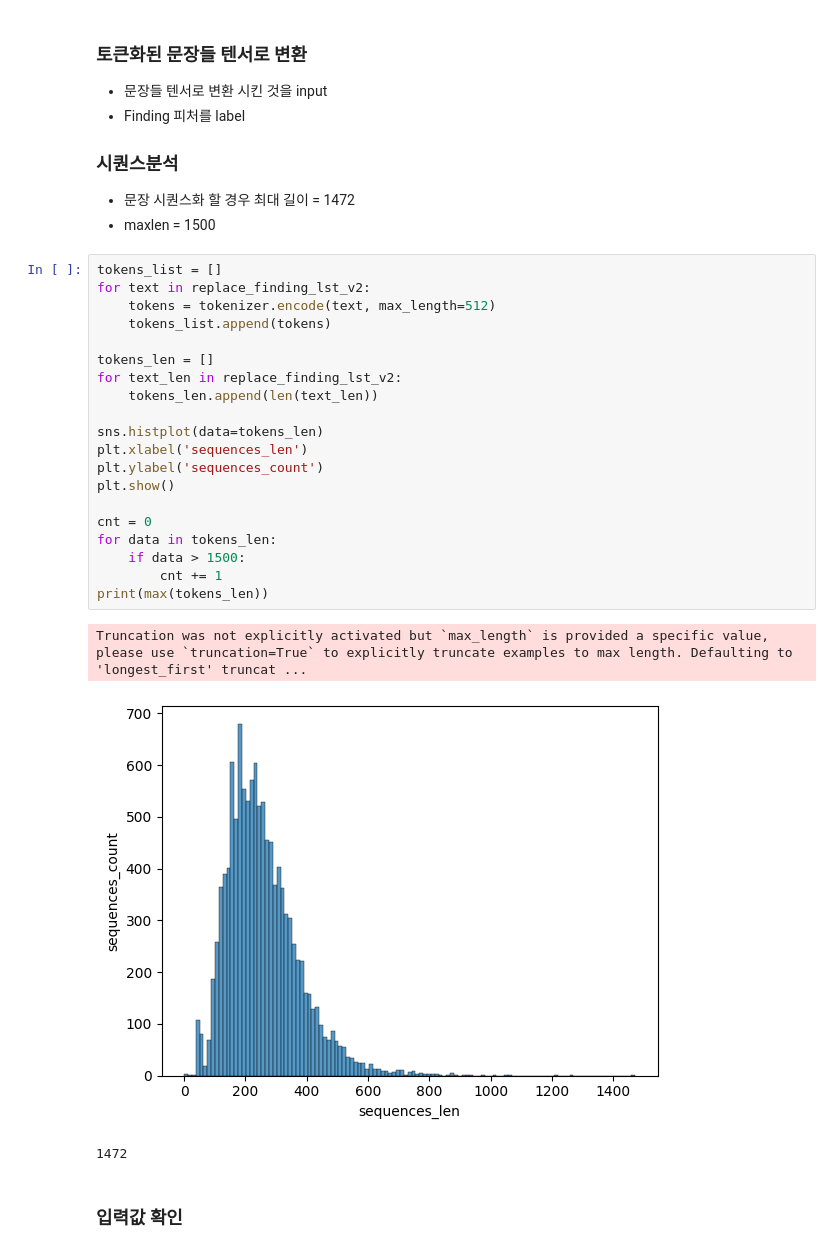
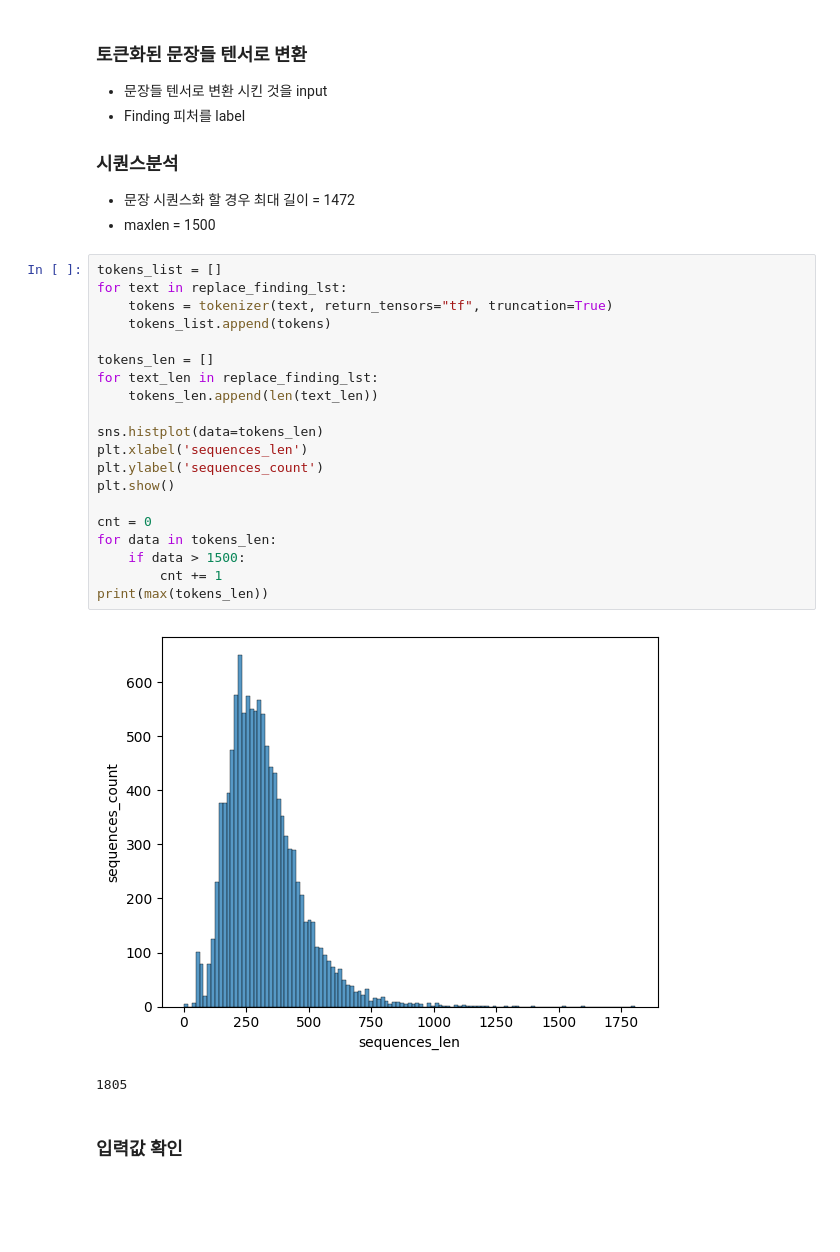
Before and after one commit to kim13175/AI, a Jupyter notebook: capstone/ehr_text_preprocessing.ipynb, the cells around one changed output. Drawn from its saved outputs; the diff is of its cells as text; blank space fills up the shorter version.

```diff
--- a/capstone/ehr_text_preprocessing.ipynb
+++ b/capstone/ehr_text_preprocessing.ipynb
@@ -237,28 +245,27 @@ print(vocab_size)
   - maxlen = 1500
 # %%
 tokens_list = []
-for text in replace_finding_lst_v2:
-    tokens = tokenizer.encode(text, max_length=512)
+for text in replace_finding_lst:
+    tokens = tokenizer(text, return_tensors="tf", truncation=True)
     tokens_list.append(tokens)
 
 tokens_len = []
-for text_len in replace_finding_lst_v2:
+for text_len in replace_finding_lst:
     tokens_len.append(len(text_len))
 
 sns.histplot(data=tokens_len)
 plt.xlabel('sequences_len')
 plt.ylabel('sequences_count')
 plt.show()
 
 cnt = 0
 for data in tokens_len:
     if data > 1500:
         cnt += 1
 print(max(tokens_len))
 # %% [output]
+[figure, new version]
-Truncation was not explicitly activated but `max_length` is provided a specific value, please use `truncation=True` to explicitly truncate examples to max length. Defaulting to 'longest_first' truncat ...
+1805
-[figure, old version]
-1472
 # %% [markdown]
 ### 입력값 확인
 # %%
```
Also changed, not shown: parts of 5 cells of this notebook.
